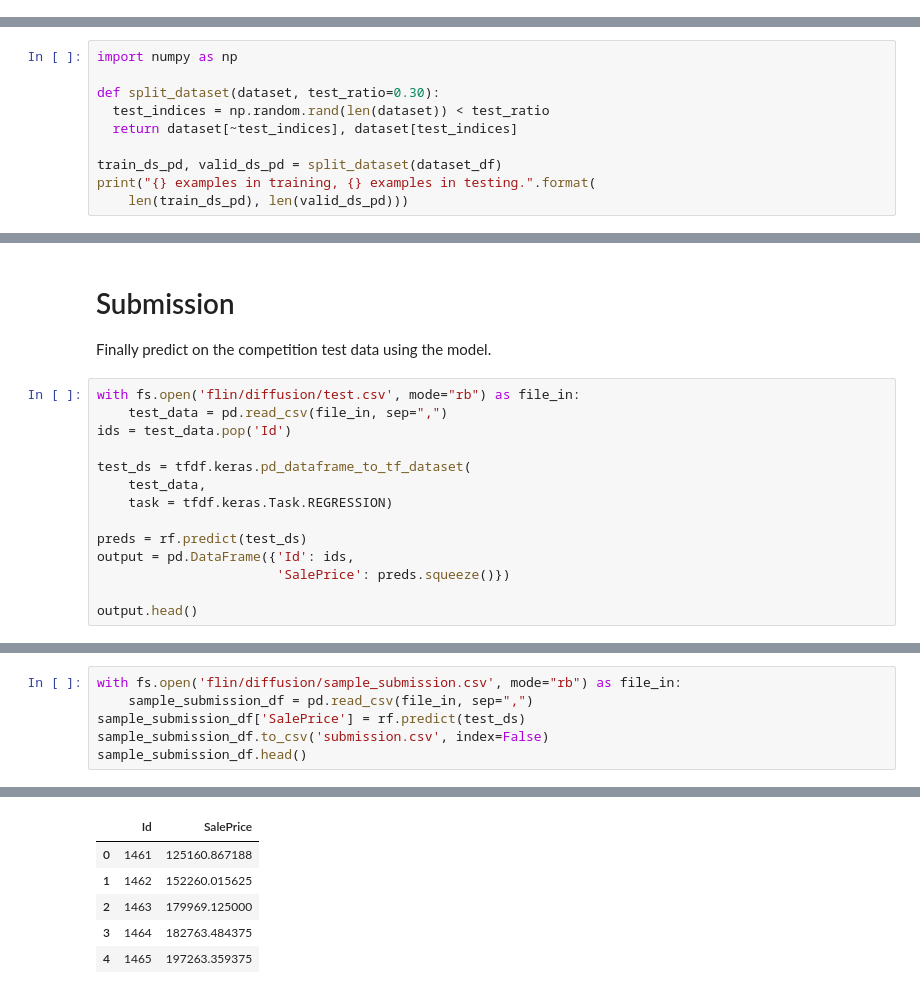
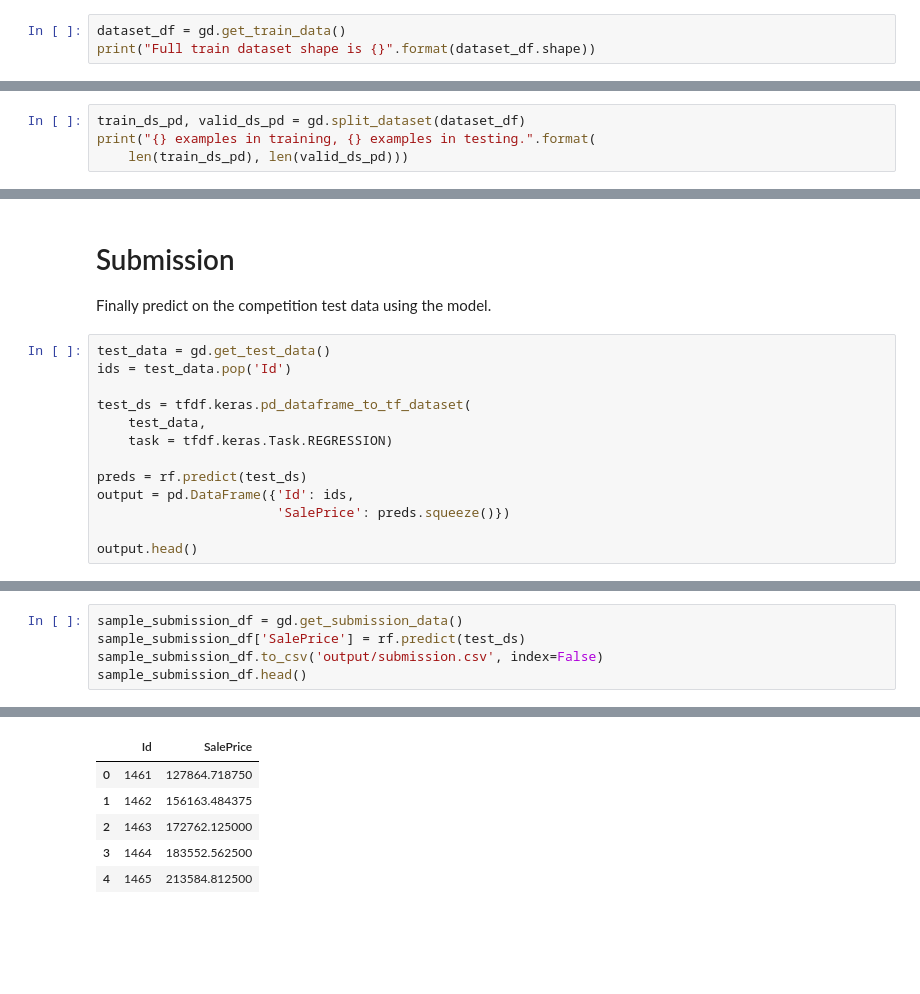
Before and after one commit to fllin1/data_science_project, a Jupyter notebook: house-prices-prediction-using-tfdf.ipynb, the cells around one changed output, grey strips where cells are left out. Saved outputs shown, nothing was run; the diff lists cells and outputs as text; blank space fills up the shorter version.

```diff
--- a/house-prices-prediction-using-tfdf.ipynb
+++ b/house-prices-prediction-using-tfdf.ipynb
@@ -86,0 +42,3 @@ Full train dataset shape is (1460, 81)
+# %%
+dataset_df = gd.get_train_data()
+print("Full train dataset shape is {}".format(dataset_df.shape))
@@ -189,13 +139,7 @@ This dataset contains a mix of numeric, categorical and missing features. TF-DF
 # %% [markdown]
 Now let us split the dataset into training and testing datasets:
 # %%
-import numpy as np
-
-def split_dataset(dataset, test_ratio=0.30):
-  test_indices = np.random.rand(len(dataset)) < test_ratio
-  return dataset[~test_indices], dataset[test_indices]
-
-train_ds_pd, valid_ds_pd = split_dataset(dataset_df)
+train_ds_pd, valid_ds_pd = gd.split_dataset(dataset_df)
 print("{} examples in training, {} examples in testing.".format(
     len(train_ds_pd), len(valid_ds_pd)))
 # %% [output]
@@ -393,8 +306,7 @@ plt.show()
 # Submission
 Finally predict on the competition test data using the model.
 # %%
-with fs.open('flin/diffusion/test.csv', mode="rb") as file_in:
-    test_data = pd.read_csv(file_in, sep=",")
+test_data = gd.get_test_data()
 ids = test_data.pop('Id')
 
 test_ds = tfdf.keras.pd_dataframe_to_tf_dataset(
@@ -417,7 +329,6 @@ output.head()
 # %%
-with fs.open('flin/diffusion/sample_submission.csv', mode="rb") as file_in:
-    sample_submission_df = pd.read_csv(file_in, sep=",")
+sample_submission_df = gd.get_submission_data()
 sample_submission_df['SalePrice'] = rf.predict(test_ds)
-sample_submission_df.to_csv('submission.csv', index=False)
+sample_submission_df.to_csv('output/submission.csv', index=False)
 sample_submission_df.head()
 # %% [output]
@@ -425,6 +336,6 @@ sample_submission_df.head()
 |  | Id | SalePrice |
-| 0 | 1461 | 125160.867188 |
-| 1 | 1462 | 152260.015625 |
-| 2 | 1463 | 179969.125000 |
-| 3 | 1464 | 182763.484375 |
-| 4 | 1465 | 197263.359375 |
+| 0 | 1461 | 127864.718750 |
+| 1 | 1462 | 156163.484375 |
+| 2 | 1463 | 172762.125000 |
+| 3 | 1464 | 183552.562500 |
+| 4 | 1465 | 213584.812500 |
```
Also changed, not shown: parts of 21 cells of this notebook, 6 other files.
